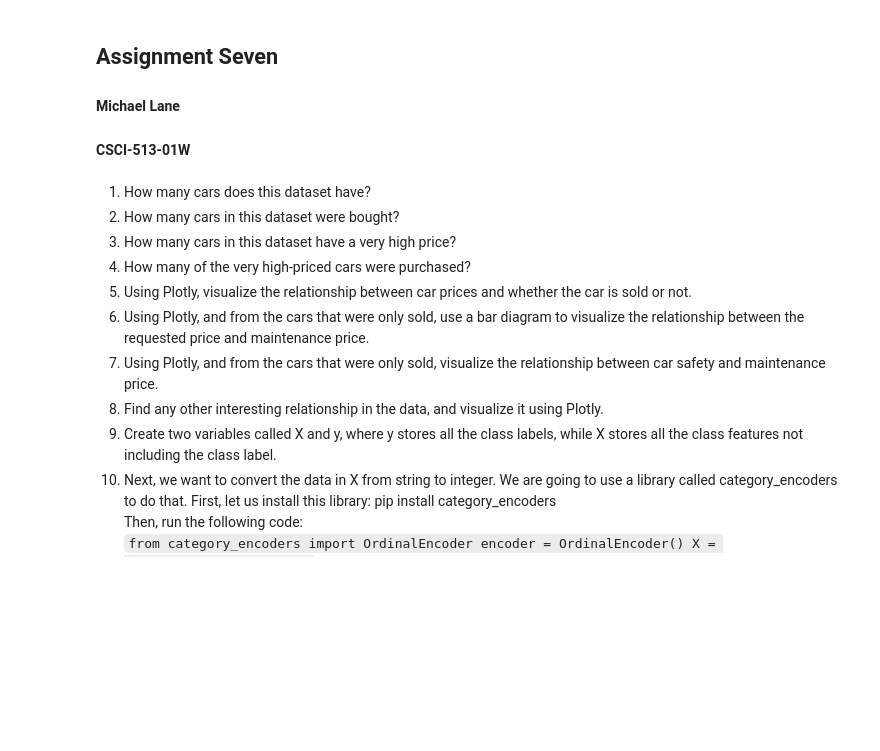
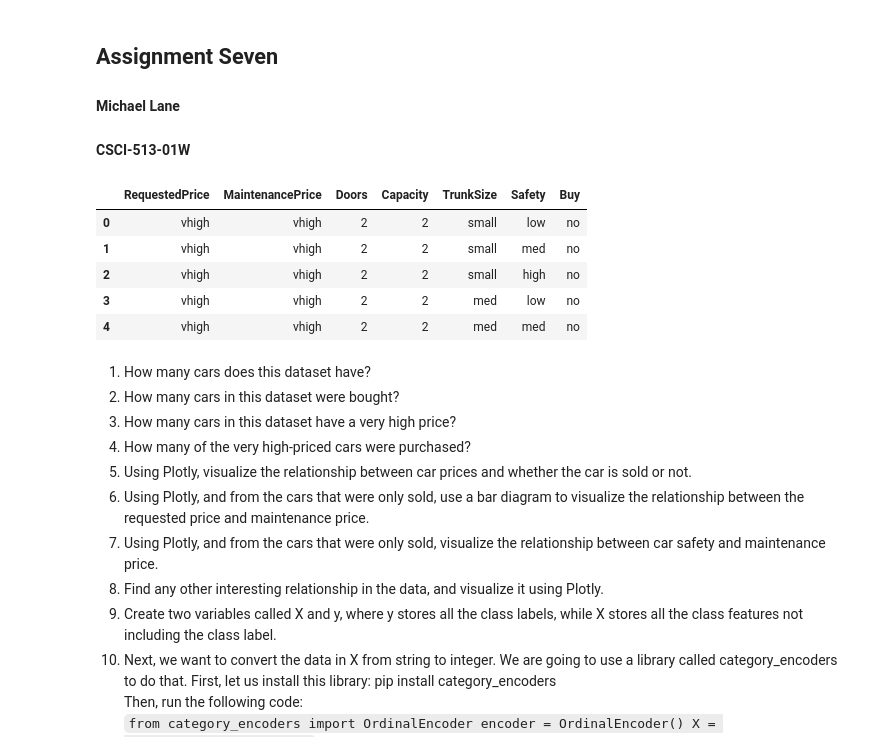
Before and after one commit to arsindelve/ms-in-ai, a Jupyter notebook: CSCI-513/AssignmentSeven/Assignment7.ipynb, the cells around one changed output. Saved outputs shown, nothing was run; the diff lists cells and outputs as text; code cells hidden in the pictures; blank space fills up the shorter version.

```diff
--- a/CSCI-513/AssignmentSeven/Assignment7.ipynb
+++ b/CSCI-513/AssignmentSeven/Assignment7.ipynb
@@ -5,8 +5,18 @@
 # %%
 import pandas as pd
 import plotly.express as px
+from sklearn.linear_model import LogisticRegression
+from sklearn.metrics import confusion_matrix, precision_score, recall_score, accuracy_score, f1_score
 
 df = pd.read_csv('./cars.csv')
+df.head()
+# %% [output]
+|  | RequestedPrice | MaintenancePrice | Doors | Capacity | TrunkSize | Safety | Buy |
+| 0 | vhigh | vhigh | 2 | 2 | small | low | no |
+| 1 | vhigh | vhigh | 2 | 2 | small | med | no |
+| 2 | vhigh | vhigh | 2 | 2 | small | high | no |
+| 3 | vhigh | vhigh | 2 | 2 | med | low | no |
+| 4 | vhigh | vhigh | 2 | 2 | med | med | no |
 # %% [markdown]
 1. How many cars does this dataset have?
 2. How many cars in this dataset were bought?
```
Also changed, not shown: parts of 25 cells of this notebook.
